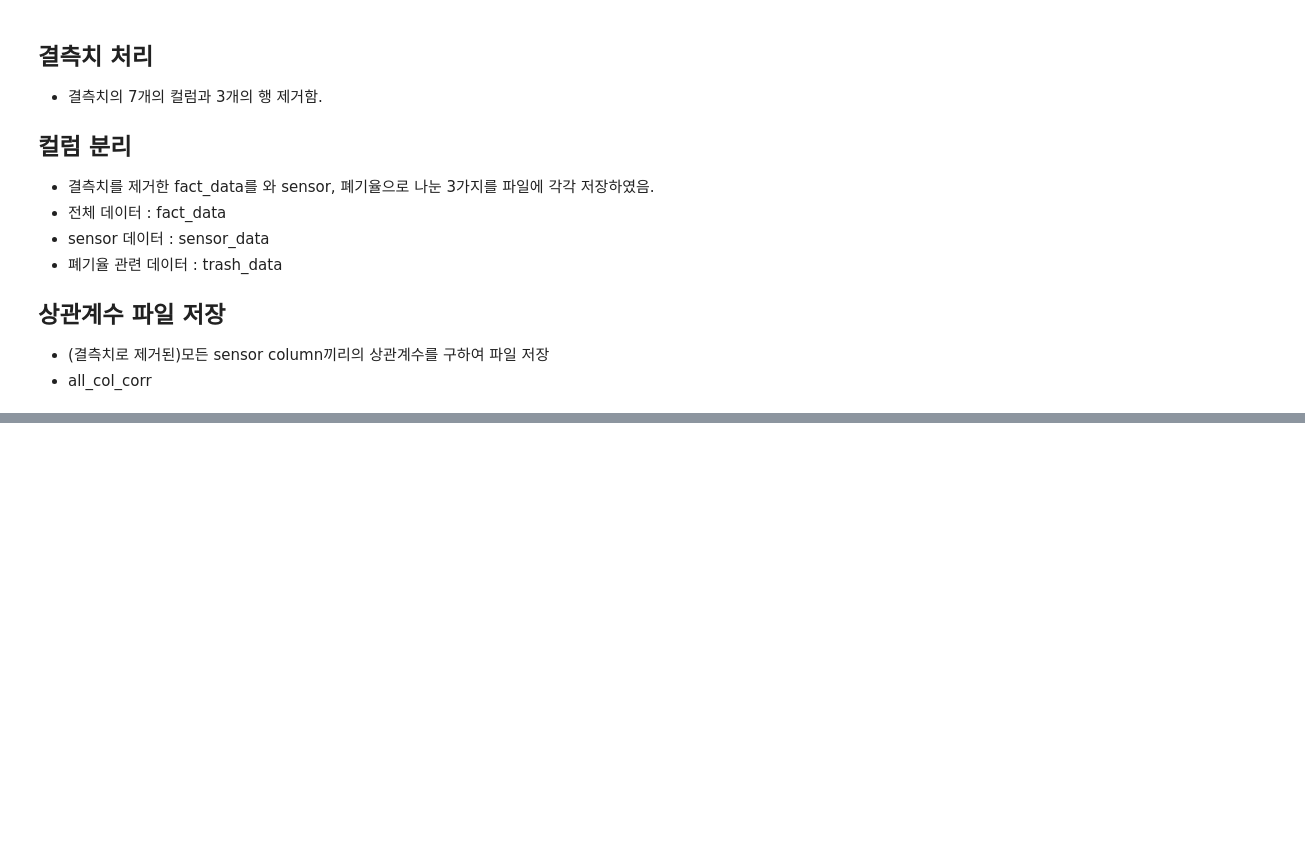
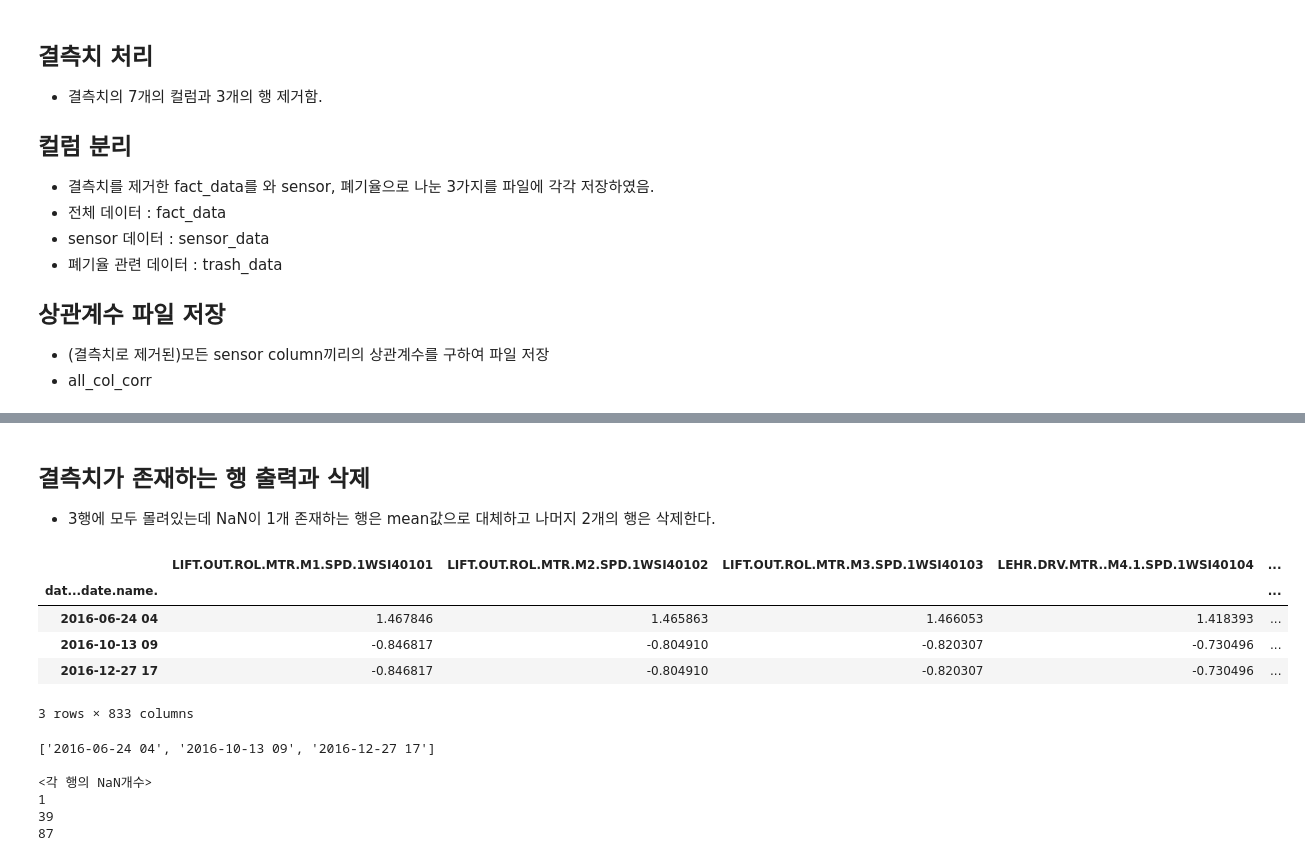
Before and after one commit to 2SEHI/DisplaySensor-Anomaly-Analysis, a Jupyter notebook: 1_Display_Sensor_Anomaly_Analysis_결측치처리와_상관계수저장.ipynb, the cells around one changed output, grey strips where cells are left out. Saved outputs shown, nothing was run; the diff lists cells and outputs as text; code cells hidden in the pictures; blank space fills up the shorter version.

```diff
--- a/1_Display_Sensor_Anomaly_Analysis_결측치처리와_상관계수저장.ipynb
+++ b/1_Display_Sensor_Anomaly_Analysis_결측치처리와_상관계수저장.ipynb
@@ -245,0 +108,29 @@ high_coef_df
+# %% [markdown]
+## 결측치가 존재하는 행 출력과 삭제
+- 3행에 모두 몰려있는데 NaN이 1개 존재하는 행은 mean값으로 대체하고 나머지 2개의 행은 삭제한다.
+# %%
+fact_init_data[fact_init_data.isnull().any(axis=1)]
+# %% [output]
+|  | LIFT.OUT.ROL.MTR.M1.SPD.1WSI40101 | LIFT.OUT.ROL.MTR.M2.SPD.1WSI40102 | LIFT.OUT.ROL.MTR.M3.SPD.1WSI40103 | LEHR.DRV.MTR..M4.1.SPD.1WSI40104 | ... |
+| dat...date.name. |  |  |  |  | ... |
+| 2016-06-24 04 | 1.467846 | 1.465863 | 1.466053 | 1.418393 | ... |
+| 2016-10-13 09 | -0.846817 | -0.804910 | -0.820307 | -0.730496 | ... |
+| 2016-12-27 17 | -0.846817 | -0.804910 | -0.820307 | -0.730496 | ... |
+3 rows × 833 columns
+# %%
+drop_index = list(fact_init_data[fact_init_data.isnull().any(axis=1)].index)
+print(drop_index)
+print('\n<각 행의 NaN개수>')
+for i in drop_index:
+    print(fact_init_data.loc[i].isnull().sum())
+
+# NaN가 있는 1개보다 많은 행 삭제
+# fact_data = fact_init_data.dropna(axis=0, thresh=len(fact_init_data.columns)-1)
+# fact_init_data.dropna(axis=0, thresh=len(fact_init_data.columns)-1)
+# %% [output]
+['2016-06-24 04', '2016-10-13 09', '2016-12-27 17']
+
+<각 행의 NaN개수>
+1
+39
+87
```
Also changed, not shown: parts of 45 cells of this notebook.
